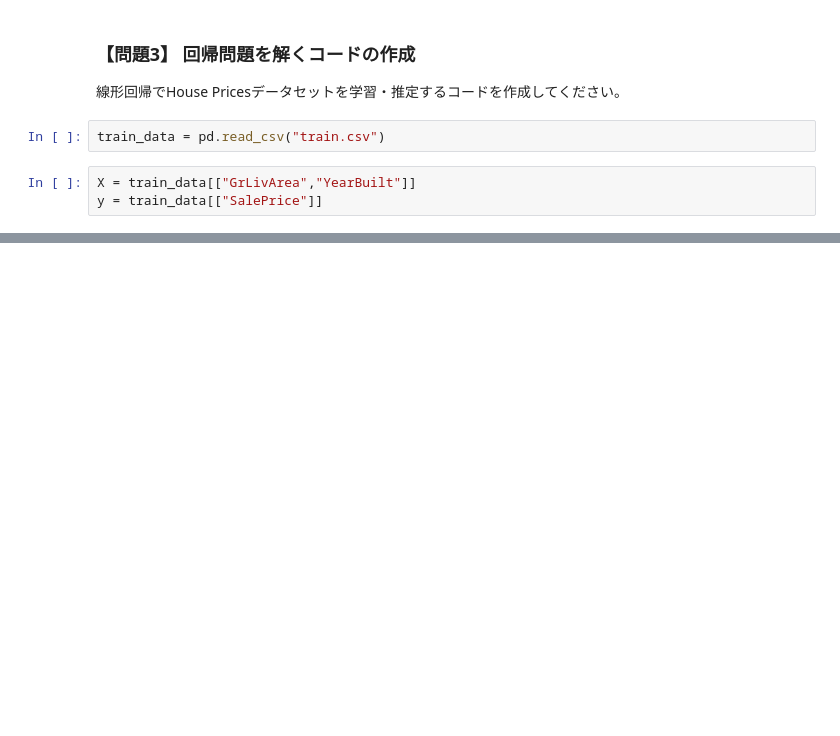
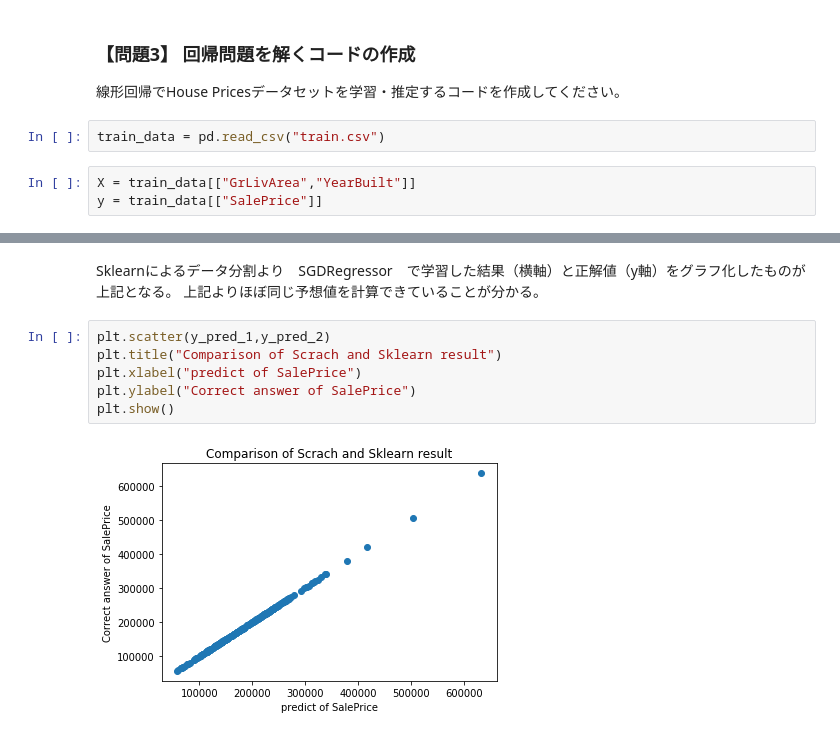
Before and after one commit to Mishiba-Toshihiro/diveintocode-ml, a Jupyter notebook: Sprint2 機械学習スクラッチ入門.ipynb, the cells around one changed output, grey strips where cells are left out. Cells and saved outputs as stored; diff of their text form; blank space fills up the shorter version.

```diff
--- a/Sprint2 機械学習スクラッチ入門.ipynb
+++ b/Sprint2 機械学習スクラッチ入門.ipynb
@@ -728,0 +762,10 @@ print("平均二乗誤差：{:.3g}".format(MSE))
+# %% [markdown]
+Sklearnによるデータ分割より　SGDRegressor　で学習した結果（横軸）と正解値（y軸）をグラフ化したものが上記となる。 上記よりほぼ同じ予想値を計算できていることが分かる。
+# %%
+plt.scatter(y_pred_1,y_pred_2)
+plt.title("Comparison of Scrach and Sklearn result")
+plt.xlabel("predict of SalePrice")
+plt.ylabel("Correct answer of SalePrice")
+plt.show()
+# %% [output]
+[figure, added]
```
Also changed, not shown: parts of 10 cells of this notebook.
